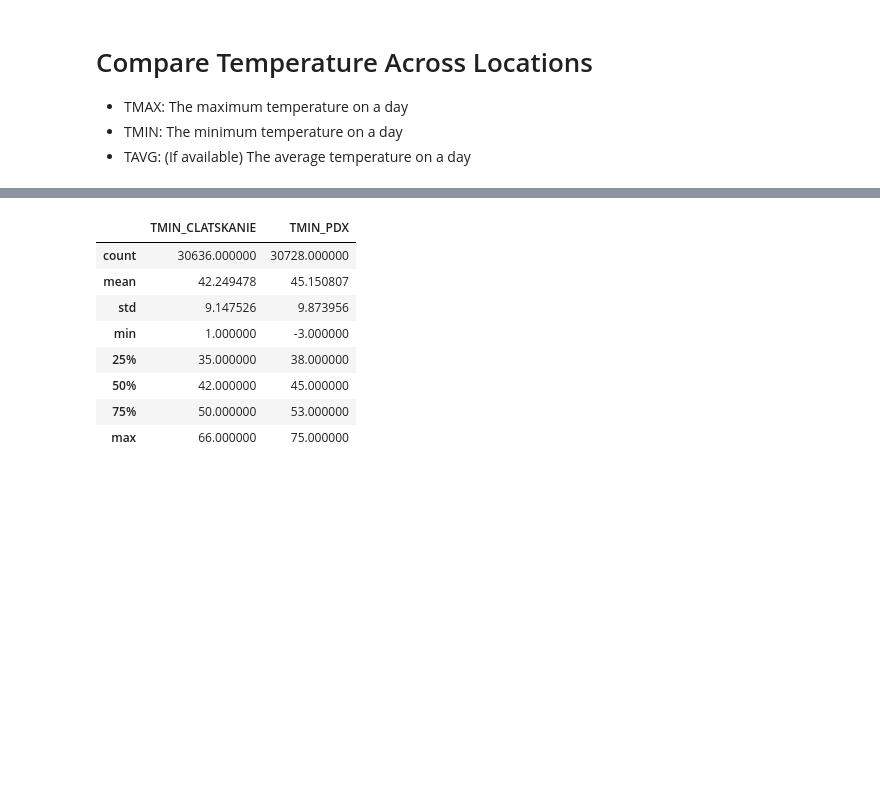
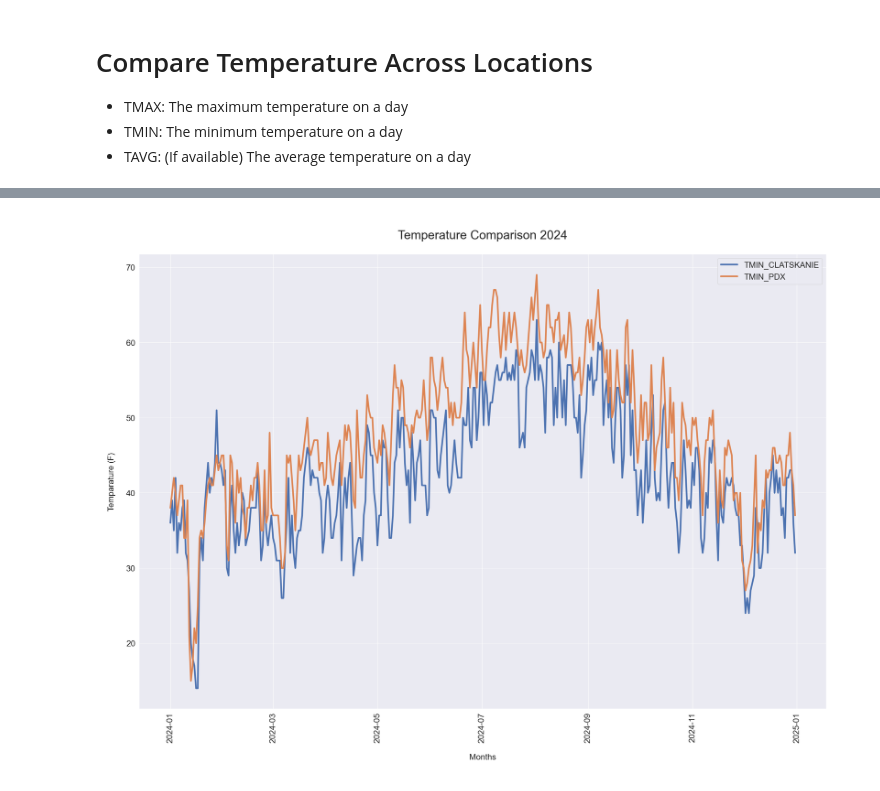
Before and after one commit to wpbSabi/weather_python, a Jupyter notebook: notebooks/compare_temperature.ipynb, the cells around one changed output, grey strips where cells are left out. Cells and saved outputs as stored; diff of their text form; code cells hidden in the pictures; blank space fills up the shorter version.

```diff
--- a/notebooks/compare_temperature.ipynb
+++ b/notebooks/compare_temperature.ipynb
@@ -110,12 +65,5 @@ Minimum Temperature
 # %%
-df[['TMIN_CLATSKANIE', 'TMIN_PDX']].describe()
+# Plot minimum temperature
+pmin = plot_temp_compare(df, 'TMIN', 2024)
 # %% [output]
-|  | TMIN_CLATSKANIE | TMIN_PDX |
-| count | 30636.000000 | 30728.000000 |
-| mean | 42.249478 | 45.150807 |
-| std | 9.147526 | 9.873956 |
-| min | 1.000000 | -3.000000 |
-| 25% | 35.000000 | 38.000000 |
-| 50% | 42.000000 | 45.000000 |
-| 75% | 50.000000 | 53.000000 |
-| max | 66.000000 | 75.000000 |
+[figure, added]
```
Also changed, not shown: parts of 8 cells of this notebook, 1 other file.
